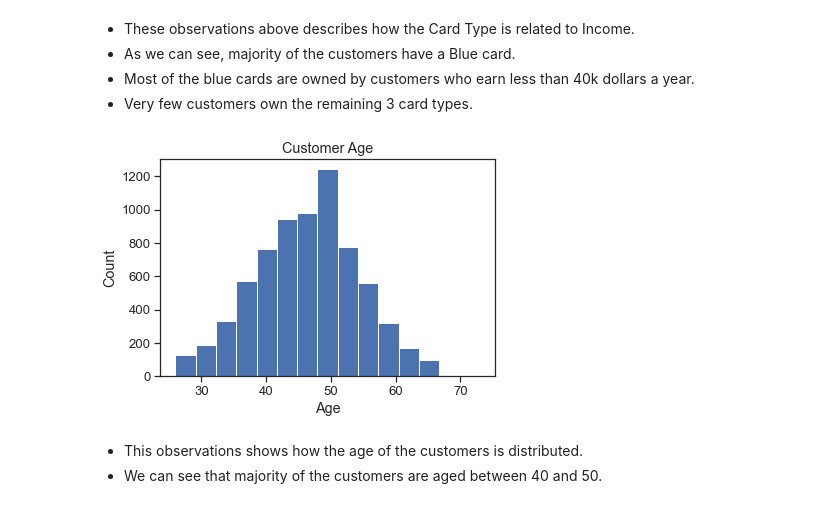
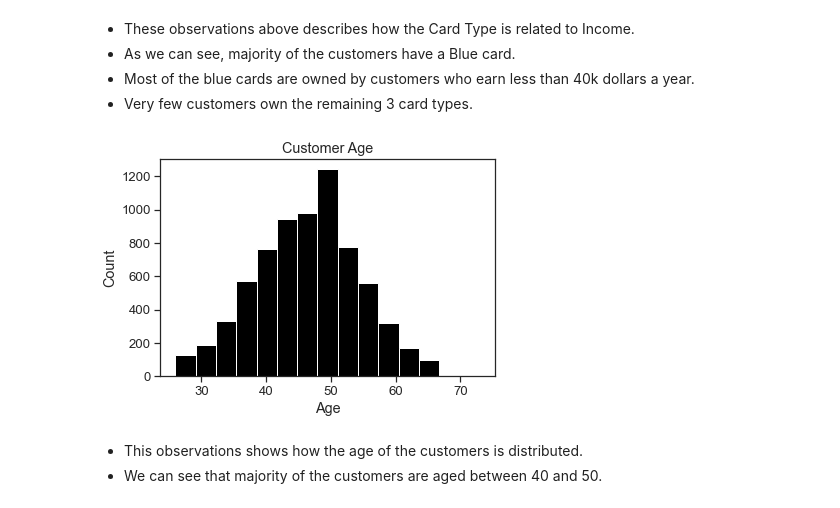
Before and after one commit to data301-2020-winter2/course-project-group_1024, a Jupyter notebook: analysis/Rithujaa/EDA.ipynb, the cells around one changed output. Cells and saved outputs as stored; diff of their text form; code cells hidden in the pictures.

Commit message:
Added method to function

```diff
--- a/analysis/Rithujaa/EDA.ipynb
+++ b/analysis/Rithujaa/EDA.ipynb
@@ -83,7 +83,7 @@ The Card types are: ['Blue' 'Gold' 'Silver' 'Platinum']
 ## Some useful visualizations I found interesting.
 # %%
 project_functions.sns.set_theme(font_scale=1.2)
-project_functions.sns.set_style("darkgrid")
+project_functions.sns.set_style("ticks")
 project_functions.sns.countplot(x='Attrition_Flag', data=df).set_title('Attrition flag count')
 project_functions.plt.show()
 # %% [output]
@@ -110,13 +110,13 @@ plt.show()
 # %%
 project_functions.sns.set_theme(font_scale=1.2)
 project_functions.sns.set_style("ticks")
-plt.hist(df['Age'], bins=15)
-plt.title('Customer Age')
-plt.ylabel('Count')
-plt.xlabel('Age');
-plt.show()
+project_functions.plt.hist(df['Age'], bins=15, color='black')
+project_functions.plt.title('Customer Age')
+project_functions.plt.ylabel('Count')
+project_functions.plt.xlabel('Age')
+project_functions.plt.show()
 # %% [output]
-[figure, old version]
+[figure, new version]
 # %% [markdown]
 - This observations shows how the age of the customers is distributed.
 - We can see that majority of the customers are aged between 40 and 50.
```
Also changed, not shown: parts of 4 cells of this notebook, 5 other files.
